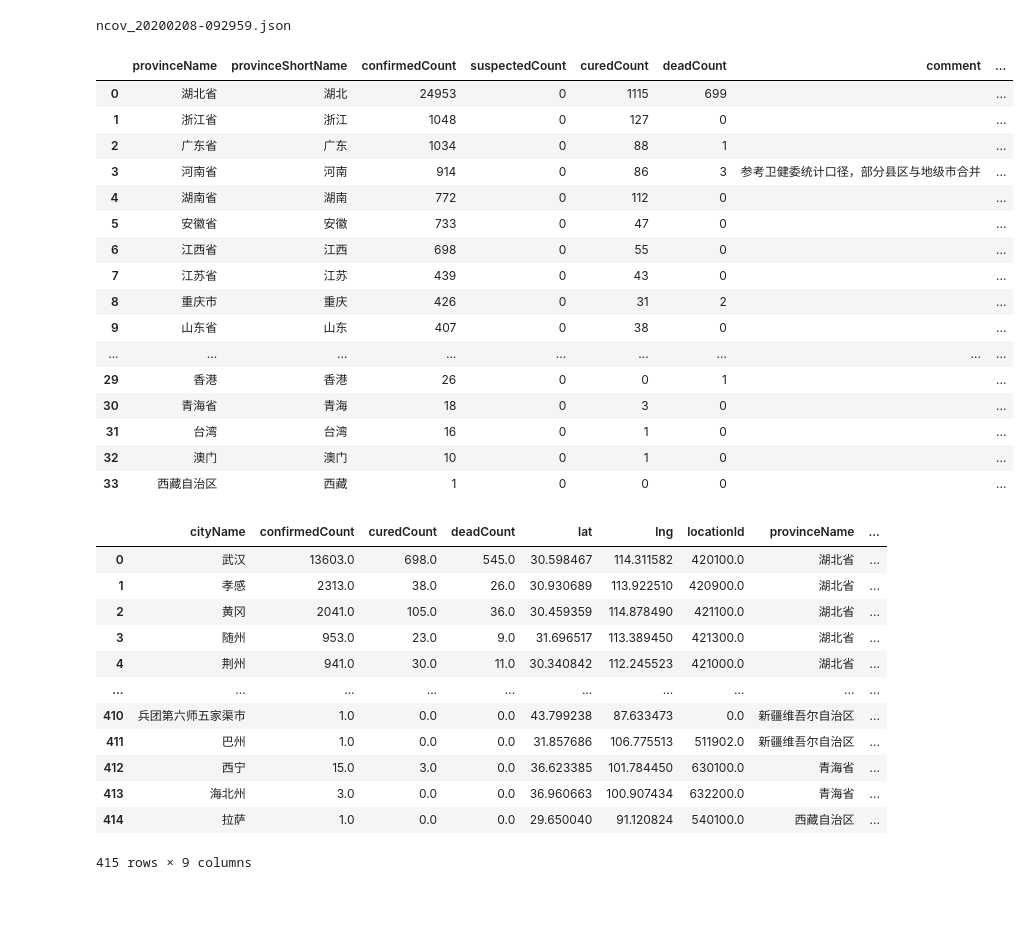
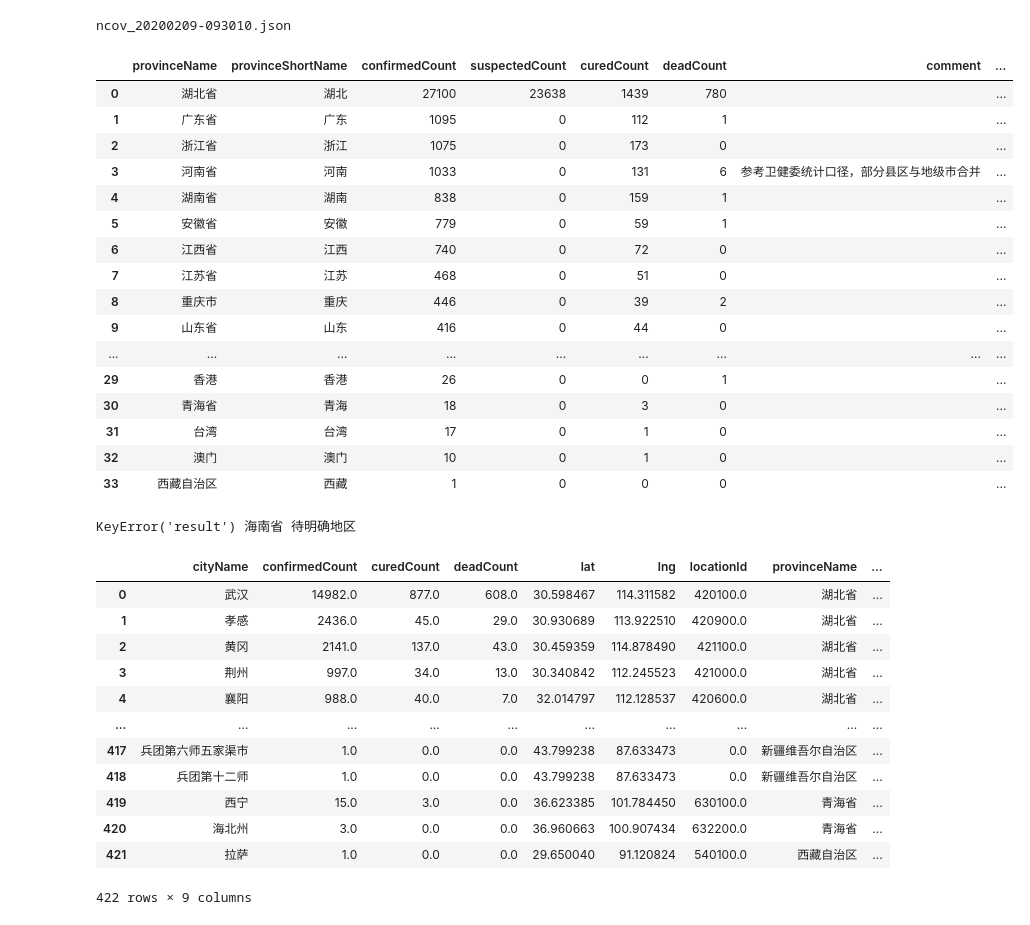
Before and after one commit to listenzcc/draw_ncov_map, a Jupyter notebook: link_locations.ipynb, the cells around one changed output. Saved outputs shown, nothing was run; the diff lists cells and outputs as text; code cells hidden in the pictures.

```diff
--- a/link_locations.ipynb
+++ b/link_locations.ipynb
@@ -18,27 +18,27 @@ with open(LOG_FILENAME, 'w') as f:
     f.write(LOG_FORMAT)
 logging.basicConfig(filename=LOG_FILENAME, level=logging.DEBUG, format=LOG_FORMAT)
 # %%
-last_ncov_json = sorted([e for e in os.listdir('.') if e.startswith('ncov_')], reverse=True)[0]
+last_ncov_json = sorted([e for e in os.listdir('.') if e.startswith('ncov_20')], reverse=True)[0]
 print(last_ncov_json)
 country_df = pd.read_json(last_ncov_json)
 country_df
 # %% [output]
-ncov_20200208-092959.json
+ncov_20200209-093010.json
 |  | provinceName | provinceShortName | confirmedCount | suspectedCount | curedCount | deadCount | comment | ... |
-| 0 | 湖北省 | 湖北 | 24953 | 0 | 1115 | 699 |  | ... |
-| 1 | 浙江省 | 浙江 | 1048 | 0 | 127 | 0 |  | ... |
-| 2 | 广东省 | 广东 | 1034 | 0 | 88 | 1 |  | ... |
-| 3 | 河南省 | 河南 | 914 | 0 | 86 | 3 | 参考卫健委统计口径，部分县区与地级市合并 | ... |
-| 4 | 湖南省 | 湖南 | 772 | 0 | 112 | 0 |  | ... |
-| 5 | 安徽省 | 安徽 | 733 | 0 | 47 | 0 |  | ... |
-| 6 | 江西省 | 江西 | 698 | 0 | 55 | 0 |  | ... |
-| 7 | 江苏省 | 江苏 | 439 | 0 | 43 | 0 |  | ... |
-| 8 | 重庆市 | 重庆 | 426 | 0 | 31 | 2 |  | ... |
-| 9 | 山东省 | 山东 | 407 | 0 | 38 | 0 |  | ... |
+| 0 | 湖北省 | 湖北 | 27100 | 23638 | 1439 | 780 |  | ... |
+| 1 | 广东省 | 广东 | 1095 | 0 | 112 | 1 |  | ... |
+| 2 | 浙江省 | 浙江 | 1075 | 0 | 173 | 0 |  | ... |
+| 3 | 河南省 | 河南 | 1033 | 0 | 131 | 6 | 参考卫健委统计口径，部分县区与地级市合并 | ... |
+| 4 | 湖南省 | 湖南 | 838 | 0 | 159 | 1 |  | ... |
+| 5 | 安徽省 | 安徽 | 779 | 0 | 59 | 1 |  | ... |
+| 6 | 江西省 | 江西 | 740 | 0 | 72 | 0 |  | ... |
+| 7 | 江苏省 | 江苏 | 468 | 0 | 51 | 0 |  | ... |
+| 8 | 重庆市 | 重庆 | 446 | 0 | 39 | 2 |  | ... |
+| 9 | 山东省 | 山东 | 416 | 0 | 44 | 0 |  | ... |
 | ... | ... | ... | ... | ... | ... | ... | ... | ... |
 | 29 | 香港 | 香港 | 26 | 0 | 0 | 1 |  | ... |
 | 30 | 青海省 | 青海 | 18 | 0 | 3 | 0 |  | ... |
-| 31 | 台湾 | 台湾 | 16 | 0 | 1 | 0 |  | ... |
+| 31 | 台湾 | 台湾 | 17 | 0 | 1 | 0 |  | ... |
 | 32 | 澳门 | 澳门 | 10 | 0 | 1 | 0 |  | ... |
 | 33 | 西藏自治区 | 西藏 | 1 | 0 | 0 | 0 |  | ... |
 # %%
@@ -61,22 +61,24 @@ for idx in country_df.index:
                 except KeyError as e:
                     logging.error('{}-{}-{}'.format(repr(e), provinceName, se['cityName']))
                     print(repr(e), provinceName, se['cityName'])
+# %% [output]
+KeyError('result') 海南省 待明确地区
 # %%
 provinces_df
 # %% [output]
 |  | cityName | confirmedCount | curedCount | deadCount | lat | lng | locationId | provinceName | ... |
-| 0 | 武汉 | 13603.0 | 698.0 | 545.0 | 30.598467 | 114.311582 | 420100.0 | 湖北省 | ... |
-| 1 | 孝感 | 2313.0 | 38.0 | 26.0 | 30.930689 | 113.922510 | 420900.0 | 湖北省 | ... |
-| 2 | 黄冈 | 2041.0 | 105.0 | 36.0 | 30.459359 | 114.878490 | 421100.0 | 湖北省 | ... |
-| 3 | 随州 | 953.0 | 23.0 | 9.0 | 31.696517 | 113.389450 | 421300.0 | 湖北省 | ... |
-| 4 | 荆州 | 941.0 | 30.0 | 11.0 | 30.340842 | 112.245523 | 421000.0 | 湖北省 | ... |
+| 0 | 武汉 | 14982.0 | 877.0 | 608.0 | 30.598467 | 114.311582 | 420100.0 | 湖北省 | ... |
+| 1 | 孝感 | 2436.0 | 45.0 | 29.0 | 30.930689 | 113.922510 | 420900.0 | 湖北省 | ... |
+| 2 | 黄冈 | 2141.0 | 137.0 | 43.0 | 30.459359 | 114.878490 | 421100.0 | 湖北省 | ... |
+| 3 | 荆州 | 997.0 | 34.0 | 13.0 | 30.340842 | 112.245523 | 421000.0 | 湖北省 | ... |
+| 4 | 襄阳 | 988.0 | 40.0 | 7.0 | 32.014797 | 112.128537 | 420600.0 | 湖北省 | ... |
 | ... | ... | ... | ... | ... | ... | ... | ... | ... | ... |
-| 410 | 兵团第六师五家渠市 | 1.0 | 0.0 | 0.0 | 43.799238 | 87.633473 | 0.0 | 新疆维吾尔自治区 | ... |
-| 411 | 巴州 | 1.0 | 0.0 | 0.0 | 31.857686 | 106.775513 | 511902.0 | 新疆维吾尔自治区 | ... |
-| 412 | 西宁 | 15.0 | 3.0 | 0.0 | 36.623385 | 101.784450 | 630100.0 | 青海省 | ... |
-| 413 | 海北州 | 3.0 | 0.0 | 0.0 | 36.960663 | 100.907434 | 632200.0 | 青海省 | ... |
-| 414 | 拉萨 | 1.0 | 0.0 | 0.0 | 29.650040 | 91.120824 | 540100.0 | 西藏自治区 | ... |
+| 417 | 兵团第六师五家渠市 | 1.0 | 0.0 | 0.0 | 43.799238 | 87.633473 | 0.0 | 新疆维吾尔自治区 | ... |
+| 418 | 兵团第十二师 | 1.0 | 0.0 | 0.0 | 43.799238 | 87.633473 | 0.0 | 新疆维吾尔自治区 | ... |
+| 419 | 西宁 | 15.0 | 3.0 | 0.0 | 36.623385 | 101.784450 | 630100.0 | 青海省 | ... |
+| 420 | 海北州 | 3.0 | 0.0 | 0.0 | 36.960663 | 100.907434 | 632200.0 | 青海省 | ... |
+| 421 | 拉萨 | 1.0 | 0.0 | 0.0 | 29.650040 | 91.120824 | 540100.0 | 西藏自治区 | ... |
-415 rows × 9 columns
+422 rows × 9 columns
 # %%
 country_df.to_json(open(COUNTRY_JSON_FILENAME, 'w'))
 provinces_df.to_json(open(PROVINCES_JSON_FILENAME, 'w'))
```
Also changed, not shown: 6 other files.
